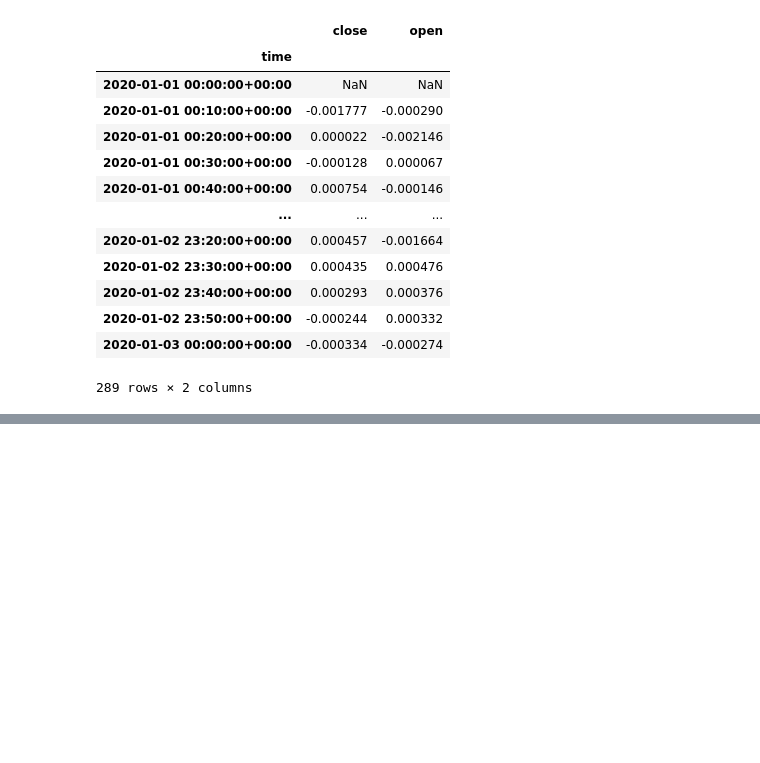
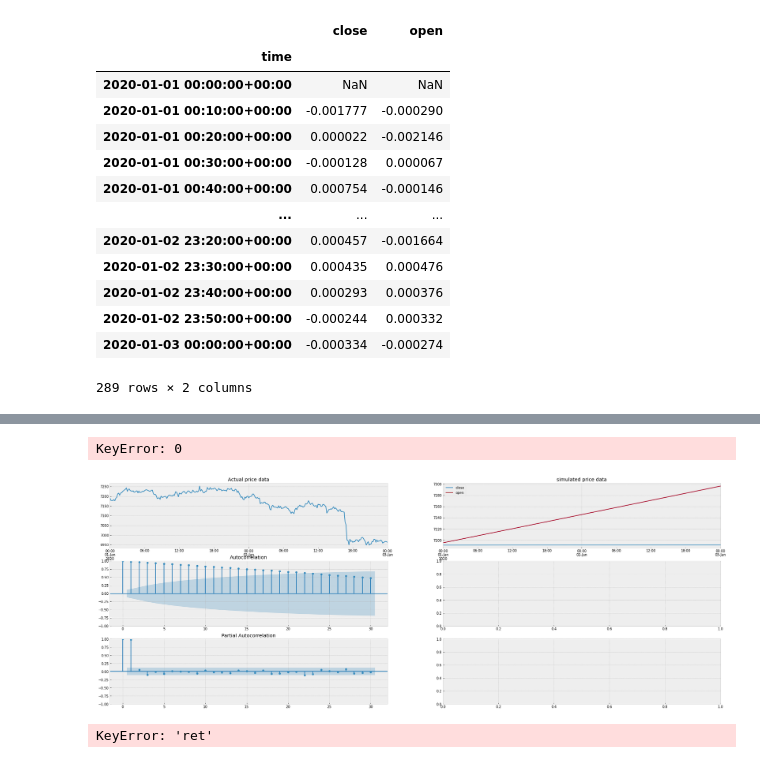
Before and after one commit to Bin1711/Binance, a Jupyter notebook: simulation_test.ipynb, the cells around one changed output, grey strips where cells are left out. Drawn from its saved outputs; the diff is of its cells as text; code cells hidden in the pictures; blank space fills up the shorter version.

```diff
--- a/simulation_test.ipynb
+++ b/simulation_test.ipynb
@@ -79,0 +107,8 @@ KeyError: 'ret'
+# %%
+if sum(seasonal_order_close) == 1: seasonal_order_close = (0, 0, 0, 0)
+model_params_close = simulatedata.fit_sarima(transform['close'][1:], order_close, seasonal_order_close)
+if sum(seasonal_order_open) == 1: seasonal_order_open = (0, 0, 0, 0)
+model_params_open = simulatedata.fit_sarima(transform['open'][1:], order_open, seasonal_order_open)
+# %%
+t_close = simulatedata.simulate_sarima(transform['close'][1:], order_close, seasonal_order_close, model_params_close, len(dt1), 1)
+t_open = simulatedata.simulate_sarima(transform['open'][1:], order_open, seasonal_order_open, model_params_open, len(dt1), 1)
@@ -79,0 +121,6 @@ KeyError: 'ret'
+# %%
+transform_x_chol = pd.DataFrame()
+transform_x_chol['close'] = t_close[0]
+transform_x_chol['open'] = t_open[0]
+transform_back = simulate_multiple_time_series.transform_back(transform_x_chol, chol, var_close, mean_close, var_open, mean_open)
+transform_back
@@ -79,0 +141,5 @@ KeyError: 'ret'
+# %%
+simulated_price_data = pd.DataFrame()
+simulated_price_data['close'] = simulatedata.construct_price_series(transform_back['close'], dt['close'][0], dt.index[0], freq)
+simulated_price_data['open'] = simulatedata.construct_price_series(transform_back['open'], dt['open'][0], dt.index[0], freq)
+simulated_price_data
@@ -80,3 +160,12 @@ KeyError: 'ret'
+# %%
+simulatedata.Evaluate_performance(dt['close'], simulated_price_data, lags=30)
+# %% [output]
+KeyError: 0
+[figure, added]
+# %%
+simulate_multiple_time_series.simulate_open_and_close(dt) # chạy từng lệnh ở trên thì ok mà chạy cả hàm lỗi là sao nhỉ
+# %% [output]
+KeyError: 'ret'
 # %%
 order, seasonal_order = simulatedata.get_order(dt['open'][1:])
 order, seasonal_order
```
Also changed, not shown: parts of 7 cells of this notebook, 1 other file.
